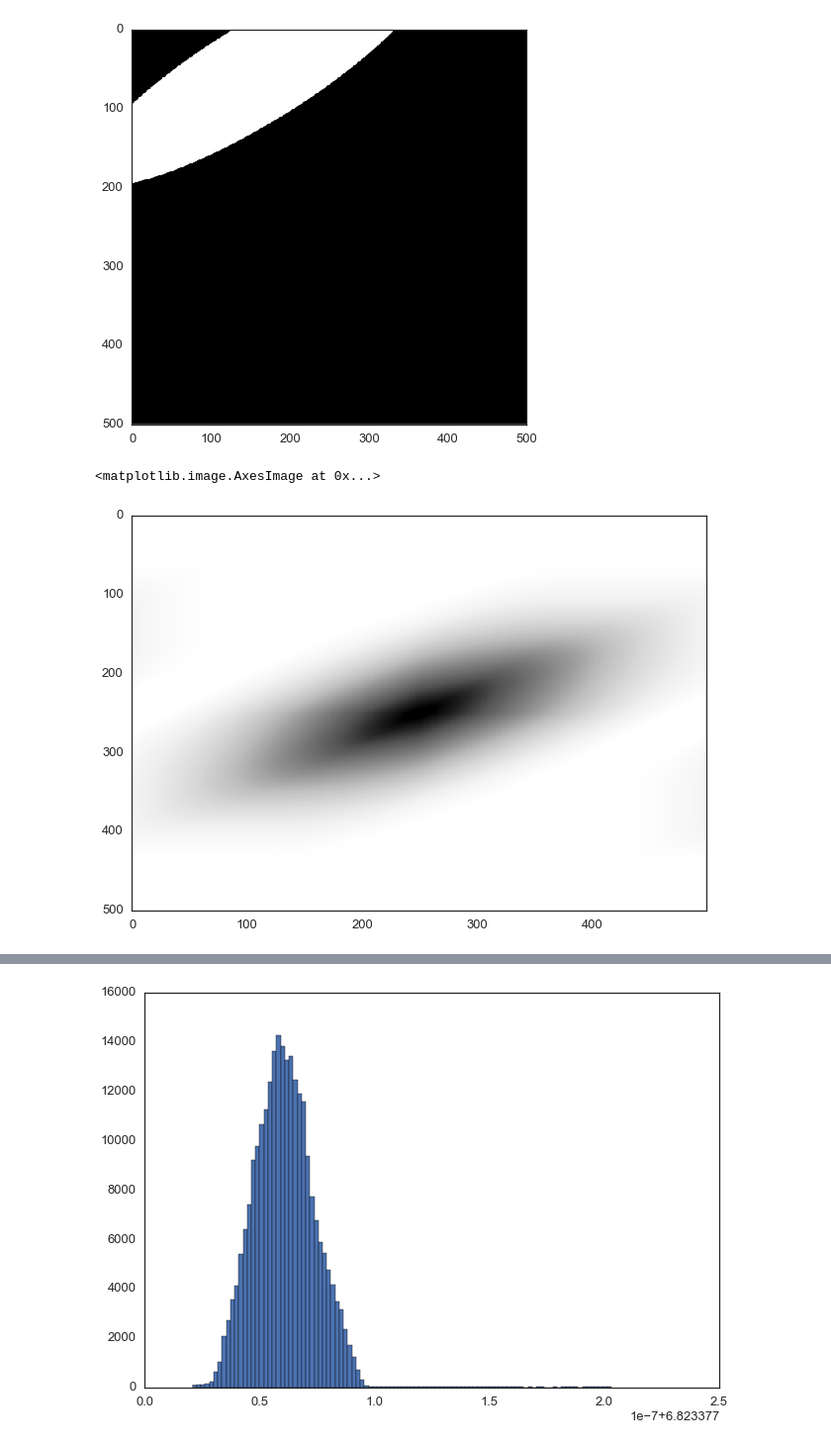
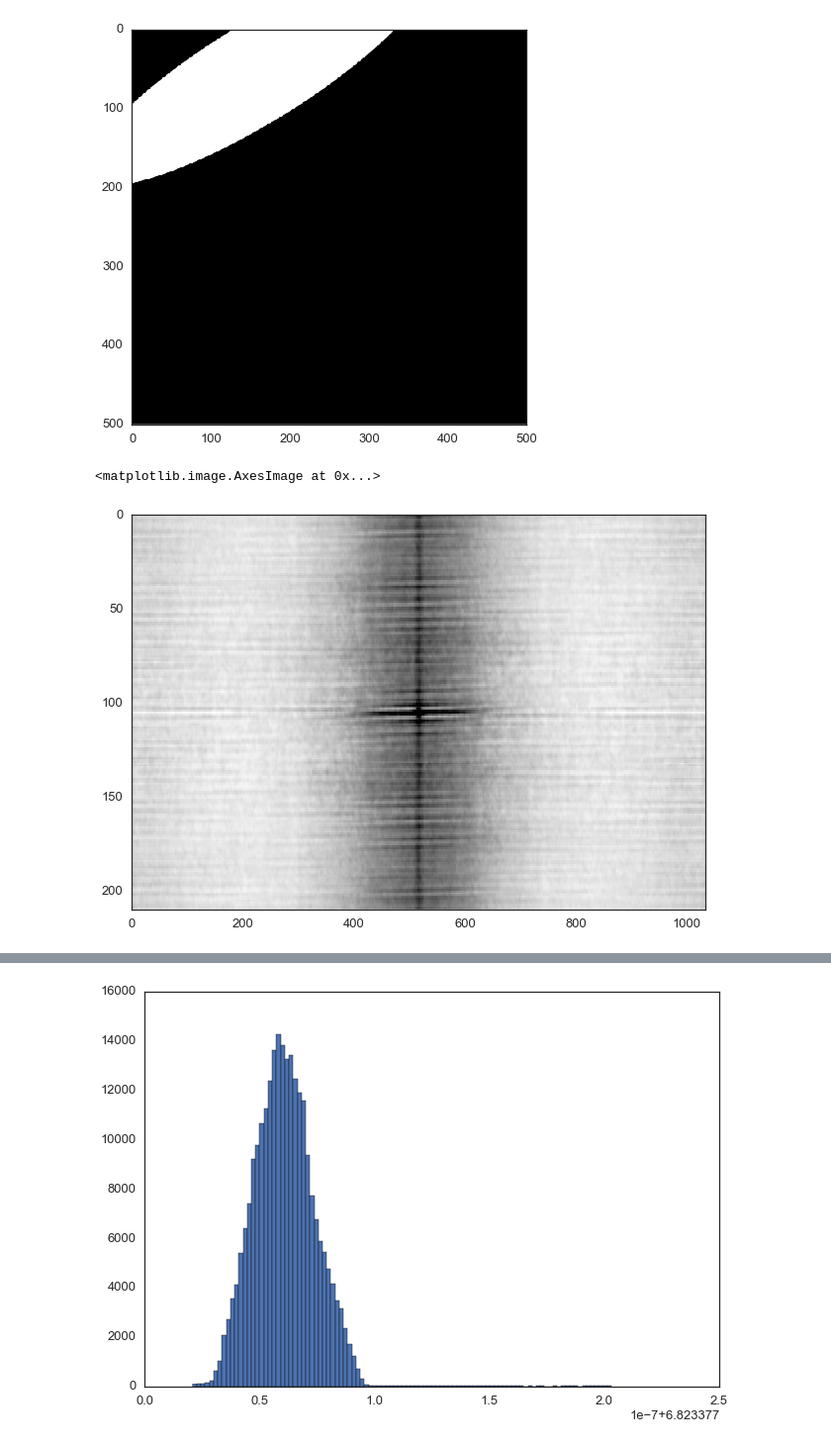
Before and after one commit to michaelaye/pyciss, a Jupyter notebook: notebooks/2015-04-24 Autocorrelation.ipynb, the cells around one changed output, grey strips where cells are left out. Shown: that part at 99% size. Cells and saved outputs as stored; diff of their text form; code cells hidden in the pictures.

```diff
--- a/notebooks/2015-04-24 Autocorrelation.ipynb
+++ b/notebooks/2015-04-24 Autocorrelation.ipynb
@@ -85,0 +28,2 @@ plt.imshow(np.log10(invreal))
+# %%
+subframe = img[490:700]
@@ -85,0 +37,4 @@ plt.imshow(np.log10(invreal))
+# %%
+mean_value = np.nanmean(subframe, axis=1)
+# %%
+subtracted = subframe - mean_value[:, np.newaxis]
@@ -86,3 +46,5 @@ plt.imshow(np.log10(invreal))
+# %%
+toauto = equalize_hist(subtracted)
 # %%
 testdata = np.zeros((100,100))
 # %%
@@ -144,9 +106,9 @@ def do_autocorr(img):
     invert = np.fft.fftshift(invert)
     return invert.real
 # %%
-autocorr = do_autocorr(data)
+autocorr = do_autocorr(toauto)
 plt.imshow(autocorr, vmax=np.percentile(autocorr, 99.9))
 # %% [output]
 <matplotlib.image.AxesImage at 0x...>
-[figure, old version]
+[figure, new version]
 # %%
```
Also changed, not shown: parts of 38 cells of this notebook, 2 other files.
